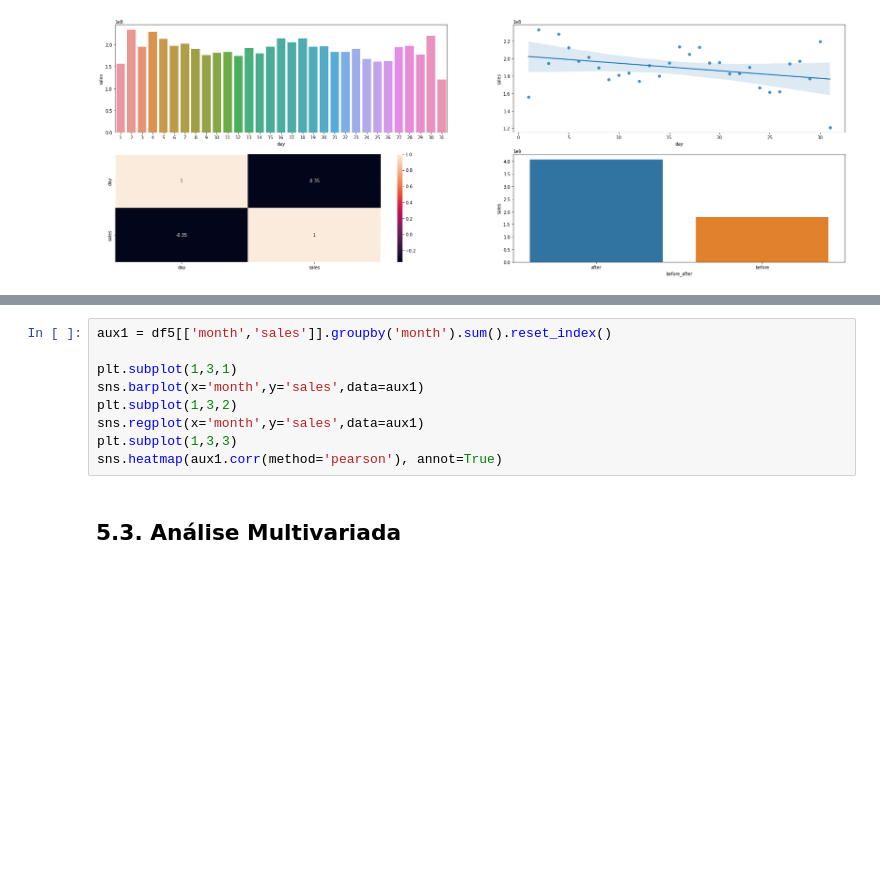
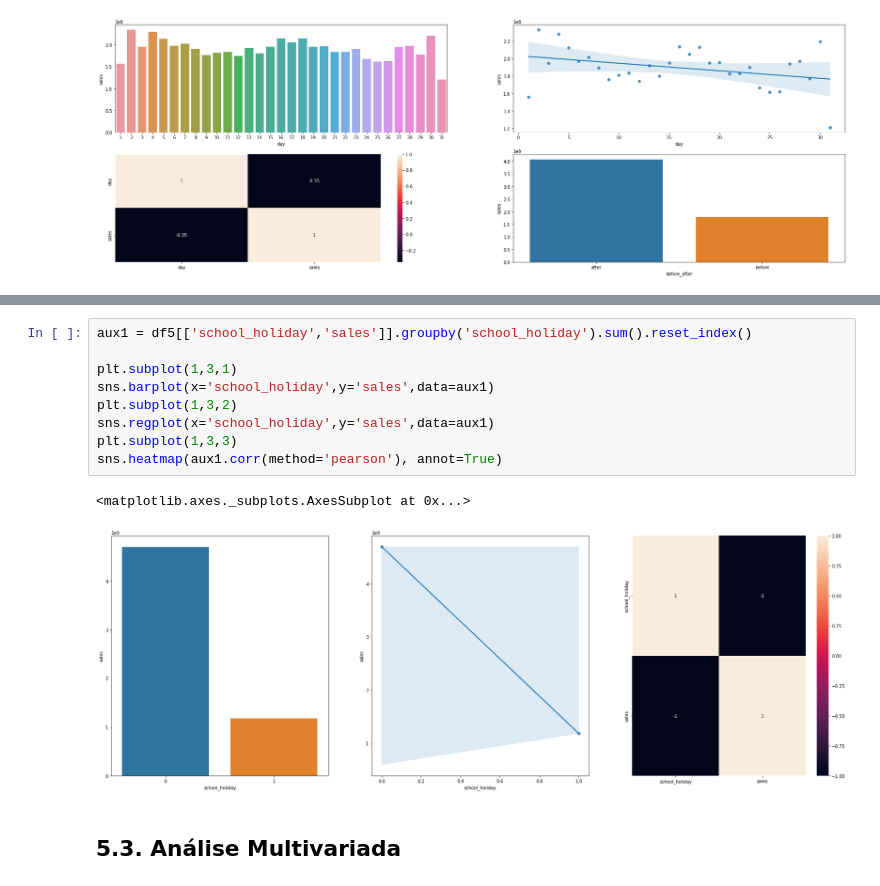
Before and after one commit to rvieira94/cds_03_ds_em_producao, a Jupyter notebook: ds_producao.ipynb, the cells around one changed output, grey strips where cells are left out. Drawn from its saved outputs; the diff is of its cells as text; blank space fills up the shorter version.

```diff
--- a/ds_producao.ipynb
+++ b/ds_producao.ipynb
@@ -690,11 +699,14 @@ sns.heatmap(aux1.corr(method='pearson'), annot=True)
-# %%
-aux1 = df5[['month','sales']].groupby('month').sum().reset_index()
-
-plt.subplot(1,3,1)
-sns.barplot(x='month',y='sales',data=aux1)
-plt.subplot(1,3,2)
-sns.regplot(x='month',y='sales',data=aux1)
-plt.subplot(1,3,3)
-sns.heatmap(aux1.corr(method='pearson'), annot=True)
+# %%
+aux1 = df5[['school_holiday','sales']].groupby('school_holiday').sum().reset_index()
+
+plt.subplot(1,3,1)
+sns.barplot(x='school_holiday',y='sales',data=aux1)
+plt.subplot(1,3,2)
+sns.regplot(x='school_holiday',y='sales',data=aux1)
+plt.subplot(1,3,3)
+sns.heatmap(aux1.corr(method='pearson'), annot=True)
+# %% [output]
+<matplotlib.axes._subplots.AxesSubplot at 0x...>
+[figure, added]
 # %% [markdown]
 ## 5.3. Análise Multivariada
```
Also changed, not shown: parts of 3 cells of this notebook.
